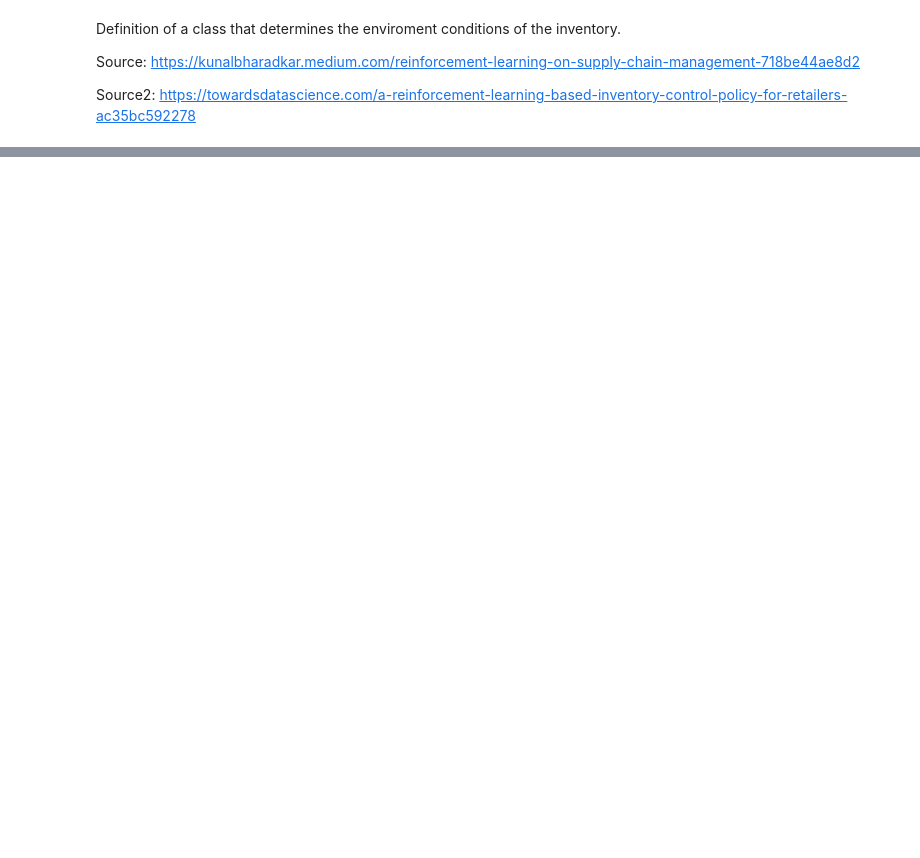
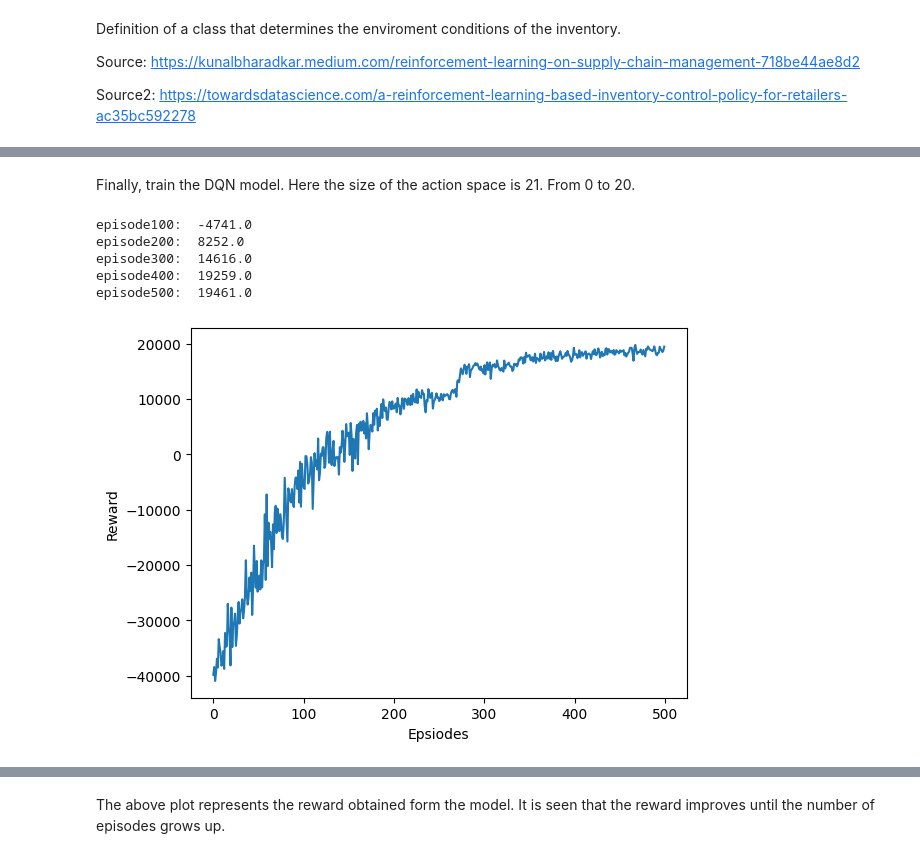
Before and after one commit to AlbertoPerezGant/Purchases-optimization-in-supply-chain-using-reinforcement-learning, a Jupyter notebook: Purchases_Optimization.ipynb, the cells around one changed output, grey strips where cells are left out. Cells and saved outputs as stored; diff of their text form; code cells hidden in the pictures; blank space fills up the shorter version.

```diff
--- a/Purchases_Optimization.ipynb
+++ b/Purchases_Optimization.ipynb
@@ -126,0 +411,78 @@ class InventoryEnvObservation(gym.Env):
+# %% [markdown]
+Finally, train the DQN model. Here the size of the action space is 21. From 0 to 20.
+# %%
+%%time
+
+# Definition of an agent for the current model
+agent = Agent(state_size=7,action_size=21,seed=0)
+
+desired_path = './models'
+
+def dqn(env, n_episodes= 1000, max_t = 10000, eps_start=1.0, eps_end = 0.01,
+       eps_decay=0.995):
+    """Deep Q-Learning
+
+    Params
+    ======
+        n_episodes (int): maximum number of training epsiodes
+        max_t (int): maximum number of timesteps per episode
+        eps_start (float): starting value of epsilon, for epsilon-greedy action selection
+        eps_end (float): minimum value of epsilon
+        eps_decay (float): mutiplicative factor (per episode) for decreasing epsilon
+
+    """
+    scores = [] # list containing score from each episode
+    eps = eps_start
+
+    for i_episode in range(1, n_episodes+1):
+        state = env.reset()
+        score = 0
+
+        for t in range(max_t):
+            action = agent.act(state,eps)
+            next_state,reward,done = env.step(action)
+            agent.step(state,action,reward,next_state,done)
+            ## above step decides whether we will train(learn) the network
+            ## actor (local_qnetwork) or we will fill the replay buffer
+            ## if len replay buffer is equal to the batch size then we will
+            ## train the network or otherwise we will add experience tuple in our
+            ## replay buffer.
+            state = next_state
+            score += reward
+
+            if done:
+                if i_episode % 100 == 0:
+                  # Print the score each 100 episodes
+                  print('episode' + str(i_episode) + ': ', score)
+
+                scores.append(score)
+                break
+
+        eps = max(eps*eps_decay,eps_end)## decrease the epsilon
+
+    return scores
+
+env = InventoryEnvObservation(demand_hist)
+scores= dqn(env, n_episodes=500)
+
+plt.plot(np.arange(len(scores)),scores)
+plt.ylabel('Reward')
+plt.xlabel('Epsiodes')
+plt.show()
+
+# Save the model in the defined path
+if desired_path:
+  try:
+    torch.save(agent.qnetwork_local.state_dict(), desired_path)
+    print('The model has been saved in: ' + desired_path)
+  except:
+    print("The given path is not available. Retrain and define a path for saving.")
+else:
+  print('The model has not been saved. Retrain and define a path for saving.')
+# %% [output]
+episode100:  -4741.0
+episode200:  8252.0
+episode300:  14616.0
+episode400:  19259.0
+episode500:  19461.0
+[figure, added]
@@ -126,0 +492,2 @@ class InventoryEnvObservation(gym.Env):
+# %% [markdown]
+The above plot represents the reward obtained form the model. It is seen that the reward improves until the number of episodes grows up.
```
Also changed, not shown: parts of 14 cells of this notebook.
